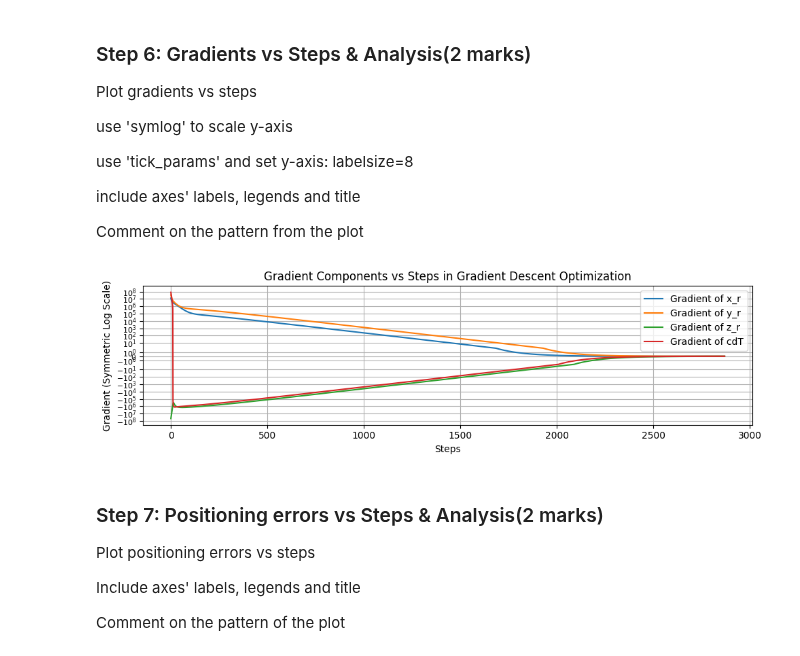
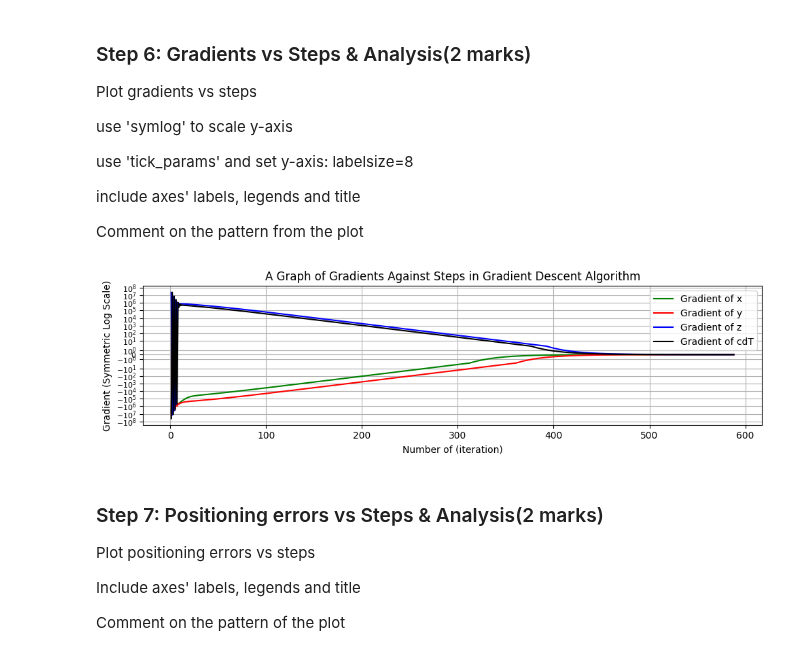
Before and after one commit to ChukwuebukaEzeanaka/engg680_2024_fall, a Jupyter notebook: Lab_Assignment3/Assignment3.ipynb, the cells around one changed output. Drawn from its saved outputs; the diff is of its cells as text; code cells hidden in the pictures.

```diff
--- a/Lab_Assignment3/Assignment3.ipynb
+++ b/Lab_Assignment3/Assignment3.ipynb
@@ -249,15 +255,19 @@ Include figure title
 
 Comment on the pattern from the plot
 # %%
-fig , ax = plt.subplots(nrows=1,ncols=1, figsize=(10,3))
-ax.semilogy(range(len(arr_cost)), arr_cost)  # Log scale for y-axis
-ax.set_xlabel('Steps')
-ax.set_ylabel('Cost (Log Scale)')
-ax.set_title('Cost vs Steps in Gradient Descent Optimization')
+num_iter_list = np.arange(1, steps_count + 1)
+fig, ax = plt.subplots(nrows=1, ncols=1, figsize=(10, 3))
+
+# Change the color of the line to red
+ax.semilogy(num_iter_list, arr_cost, color='red')  # Log scale on y-axis
+ax.set_xlabel("Number of Steps (iteration)")
+ax.set_ylabel("Cost (log scale)")
+ax.set_title("A Graph of Cost Against Steps in Gradient Descent")
+
 ax.grid(True)
 fig.tight_layout()
 plt.show()
 
-# Comment on the pattern
-# ...
+
+# This progression suggests the algorithm effectively minimized the cost, reaching an optimal or near-optimal point.
 # %% [output]
@@ -274,38 +284,35 @@ include axes' labels, legends and title
 
 Comment on the pattern from the plot
 # %%
-import numpy as np
-import matplotlib.pyplot as plt
+fig , ax = plt.subplots(nrows=1,ncols=1, figsize=(10,3))
 
-# Convert arr_grad to a numpy array for easier handling
 arr_grad = np.array(arr_grad)
 
-# Plot gradients vs. steps for each parameter
-fig, ax = plt.subplots(nrows=1, ncols=1, figsize=(10, 3))
-ax.plot(range(len(arr_grad)), arr_grad[:, 0], label='Gradient of x_r')
-ax.plot(range(len(arr_grad)), arr_grad[:, 1], label='Gradient of y_r')
-ax.plot(range(len(arr_grad)), arr_grad[:, 2], label='Gradient of z_r')
-ax.plot(range(len(arr_grad)), arr_grad[:, 3], label='Gradient of cdT')
+# ax.plot(num_iter_list, arr_grad[:,0], label="X Gradient Magnitude" )
+ax.plot(num_iter_list, arr_grad[:, 0], label="Gradient of x", color="green")
+ax.plot(num_iter_list, arr_grad[:, 1], label="Gradient of y", color="red")
+ax.plot(num_iter_list, arr_grad[:, 2], label="Gradient of z", color="blue")
+ax.plot(num_iter_list, arr_grad[:, 3], label="Gradient of cdT", color="black")
 
-# Set symlog scale for y-axis and customize tick parameters
-ax.set_yscale('symlog')
+
+
+# Label each axis, add title and legend
+ax.set_yscale('symlog')  # Using symmetric log scale on the y-axis
+ax.set_xlabel("Number of (iteration)")
+ax.set_ylabel("Gradient (Symmetric Log Scale)")
+ax.set_title("A Graph of Gradients Against Steps in Gradient Descent Algorithm")
+ax.legend()
+
+# Setting tick parameters
 ax.tick_params(axis='y', labelsize=8)
 
-# Label each axis, add title and legend
-ax.set_xlabel('Steps')
-ax.set_ylabel('Gradient (Symmetric Log Scale)')
-ax.set_title('Gradient Components vs Steps in Gradient Descent Optimization')
-ax.legend()
-
-# Add grid and display plot
 ax.grid(True)
 fig.tight_layout()
 plt.show()
 
-# Comment on the pattern
-# ...
+# This pattern reflects a typical gradient descent optimization where initial adjustments are large, followed by smaller refinements, ultimately reaching convergence when gradients are close to zero
 # %% [output]
-[figure, old version]
+[figure, new version]
 # %% [markdown]
 ### Step 7: Positioning errors vs Steps & Analysis(2 marks)
 Plot positioning errors vs steps
```
Also changed, not shown: parts of 17 cells of this notebook.
